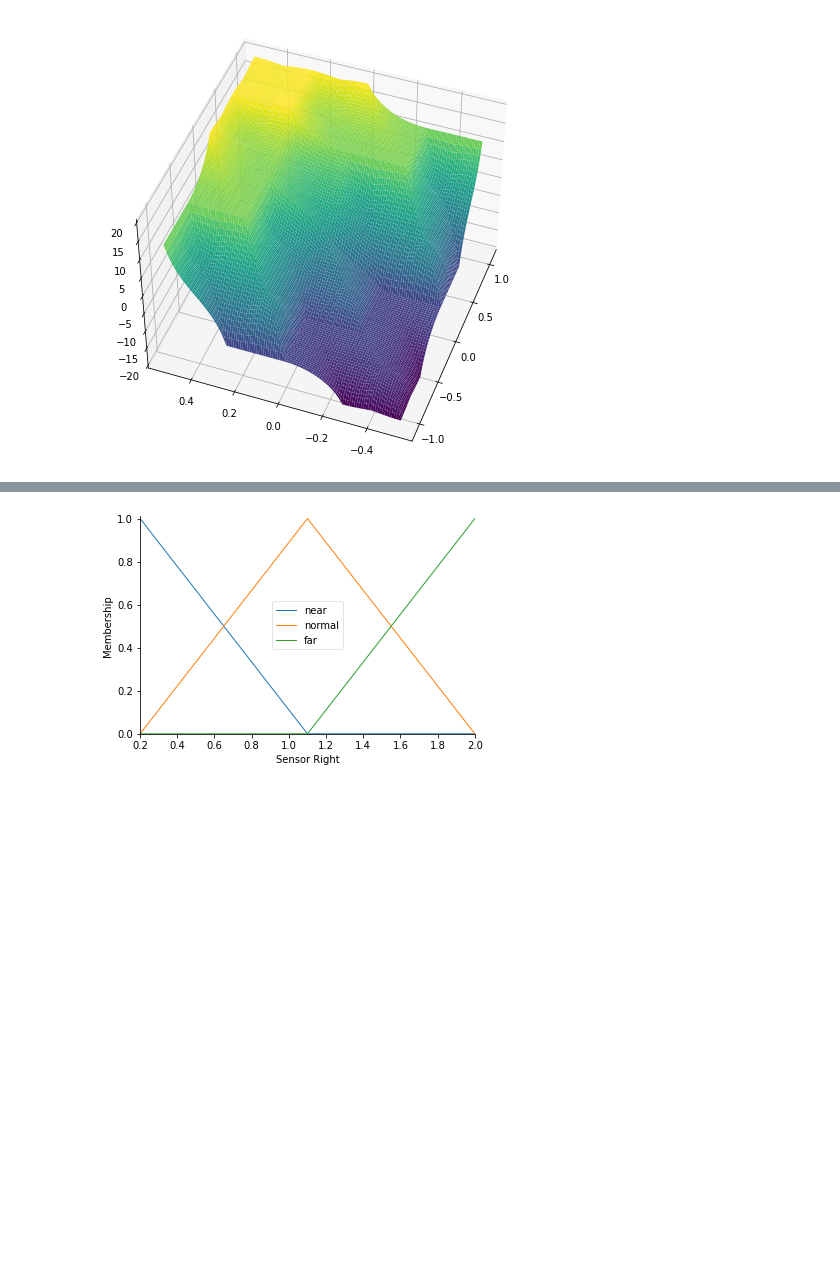
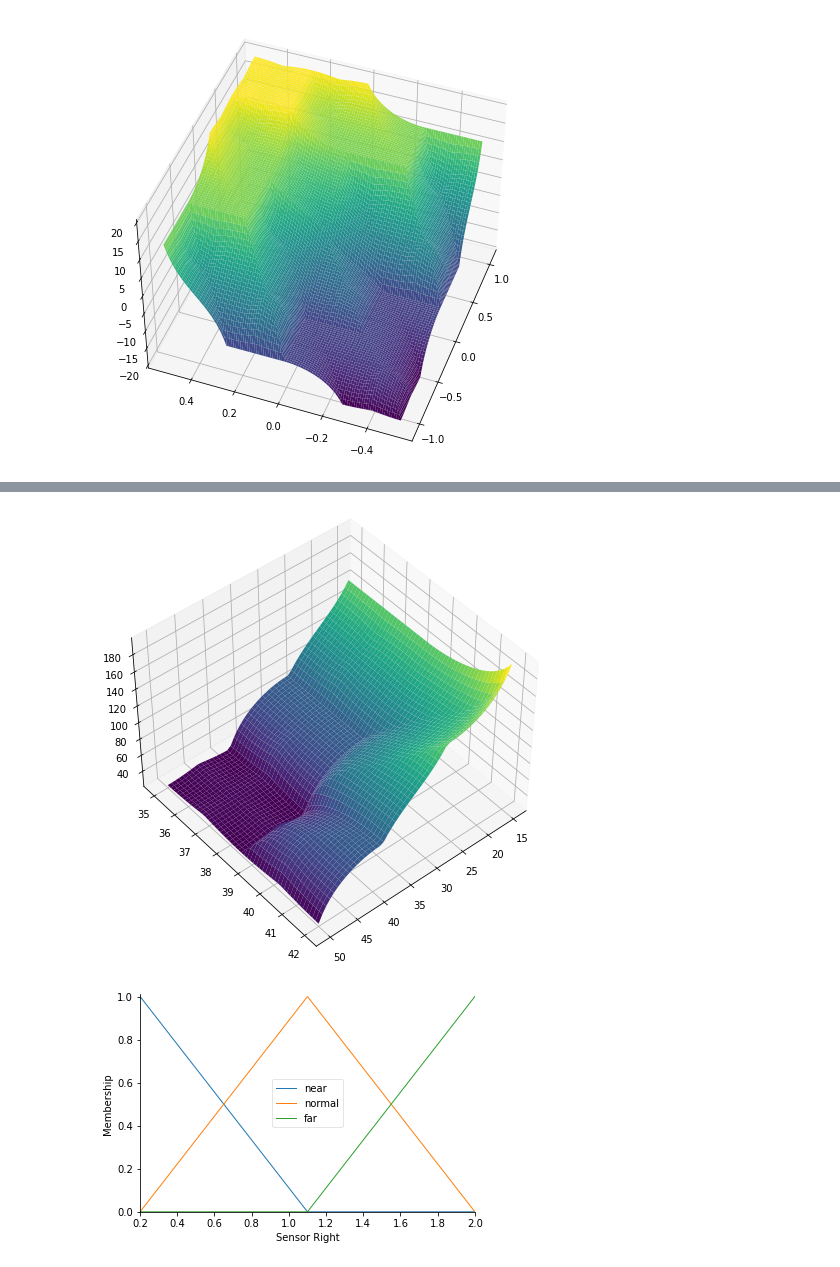
Before and after one commit to NHoangThanh/AI-assignment, a Jupyter notebook: Fuzzy(tt).ipynb, the cells around one changed output, grey strips where cells are left out. Saved outputs shown, nothing was run; the diff lists cells and outputs as text; code cells hidden in the pictures; blank space fills up the shorter version.

```diff
--- a/Fuzzy(tt).ipynb
+++ b/Fuzzy(tt).ipynb
@@ -203,3 +252,70 @@ ax.view_init(45,200)
+# %%
+#Điều khiển nhiệt độ
+
+import numpy as np
+import skfuzzy as fuzz
+from skfuzzy import control as ctrl
+import matplotlib.pyplot as plt
+from mpl_toolkits.mplot3d import Axes3D
+
+universe = np.linspace(15,50,51)
+universe1 = np.linspace(35,42,51)
+universe2 = np.linspace(0,220,101)
+# temperature and humidity
+temperature = ctrl.Antecedent(universe,'Temperature')
+humidity = ctrl.Antecedent(universe1, 'Humidity')
+# fan
+fan = ctrl.Consequent(universe2, 'Fan')
+
+names = ['CD','CL' ,'W', 'H']
+names1 = ['L','M','H']
+names2 =['Z','L', 'MD','H']
+
+temperature.automf(names = names)
+humidity.automf(names = names1)
+fan.automf(names = names2)
+
+
+rule1 = ctrl.Rule(antecedent = temperature['CD']&humidity['H'], consequent = fan['H'])
+rule2 = ctrl.Rule(antecedent = temperature['CL']&humidity['H'], consequent = fan['MD'])
+rule3 = ctrl.Rule(antecedent = temperature['W']&humidity['H'], consequent = fan['L'])
+rule4 = ctrl.Rule(antecedent = temperature['H']&humidity['H'], consequent = fan['Z'])
+
+rule5 = ctrl.Rule(antecedent = temperature['CD']&humidity['M'], consequent = fan['MD'])
+rule6 = ctrl.Rule(antecedent = temperature['CL']&humidity['M'], consequent = fan['L'])
+rule7 = ctrl.Rule(antecedent = temperature['W']&humidity['M'], consequent = fan['Z'])
+rule8 = ctrl.Rule(antecedent = temperature['H']&humidity['M'], consequent = fan['Z'])
+
+rule9 = ctrl.Rule(antecedent = temperature['CD']&humidity['L'], consequent = fan['MD'])
+rule10 = ctrl.Rule(antecedent = temperature['CL']&humidity['L'], consequent = fan['L'])
+rule11 = ctrl.Rule(antecedent = temperature['W']&humidity['L'], consequent = fan['Z'])
+rule12 = ctrl.Rule(antecedent = temperature['H']&humidity['L'], consequent = fan['Z'])
+
+system = ctrl.ControlSystem([rule1, rule2, rule3, rule4, rule5, rule5, rule6, rule7, rule8, rule9, rule10, rule11, rule12])
+
+sim = ctrl.ControlSystemSimulation(system, flush_after_run = 101*101+1)
+upsampled = np.linspace(15,50,51)
+upsampled1 = np.linspace(35,42,51)
+x,y= np.meshgrid(upsampled, upsampled1)
+
+z = np.zeros_like(x)
+
+for i in range(51):
+  for j in range(51):
+    sim.input['Temperature'] = x[i,j]
+    sim.input['Humidity'] = y[i,j]
+    sim.compute()
+    z[i,j] = sim.output['Fan']
+
+
+fig = plt.figure(figsize = (8,8))
+ax = fig.add_subplot(111,projection = '3d')
+suf = ax.plot_surface(x,y,z, rstride = 1, cstride = 1, cmap = 'viridis',
+linewidth = 0.4, antialiased = True)
+
+ax.view_init(45,50)
+# %% [output]
+[figure, added]
 # %%
 #MobileRobot, sensor left, sensor right, sensor center, motorleft, motorright
 import numpy as np
```
Also changed, not shown: parts of 2 cells of this notebook.
